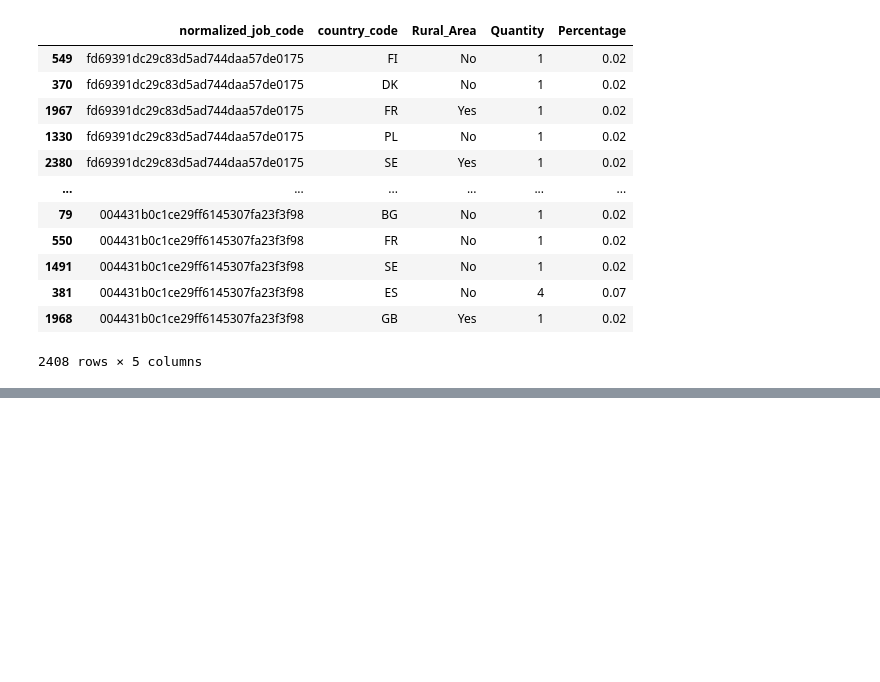
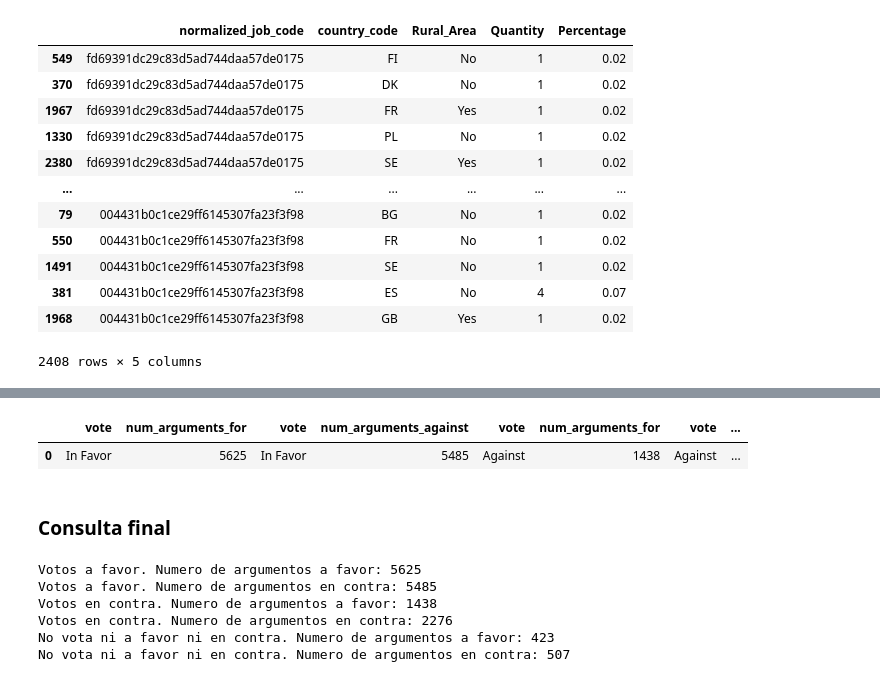
Before and after one commit to rfminguez/ih_datamadpt1120_project_m1, a Jupyter notebook: notebooks/database_analysis.ipynb, the cells around one changed output, grey strips where cells are left out. Drawn from its saved outputs; the diff is of its cells as text; code cells hidden in the pictures; blank space fills up the shorter version.

```diff
--- a/notebooks/database_analysis.ipynb
+++ b/notebooks/database_analysis.ipynb
@@ -220,0 +330,69 @@ display(df.sort_values(by="normalized_job_code", ascending=False))
+# %%
+df = pd.read_sql(sql_query, motor_conexion)
+df
+# %% [output]
+|  | vote | num_arguments_for | vote | num_arguments_against | vote | num_arguments_for | vote | ... |
+| 0 | In Favor | 5625 | In Favor | 5485 | Against | 1438 | Against | ... |
+# %% [markdown]
+### Consulta final
+# %%
+def get_base_query():
+    base_query = """
+    WITH aux_t1 AS (
+        SELECT uuid,
+            CASE
+                WHEN question_bbi_2016wave4_basicincome_vote = 'I would vote for it' THEN 'In Favor'
+                WHEN question_bbi_2016wave4_basicincome_vote = 'I would probably vote for it' THEN 'In Favor'
+                WHEN question_bbi_2016wave4_basicincome_vote = 'I would vote against it' THEN 'Against'
+                WHEN question_bbi_2016wave4_basicincome_vote = 'I would probably vote against it' THEN 'Against'
+                WHEN question_bbi_2016wave4_basicincome_vote = 'I would not vote' THEN 'Not Vote'
+                ELSE 'N/A'
+            END AS vote,
+            question_bbi_2016wave4_basicincome_argumentsfor AS arguments_for,
+            question_bbi_2016wave4_basicincome_argumentsagainst AS arguments_against
+        FROM poll_info
+    )
+    """
+    return base_query
+
+
+def num_arguments_for(vote_tendency, conn):
+    sql_num_votes_for = f"""
+    SELECT vote, COUNT(*) AS num_arguments_for
+    FROM aux_t1
+    WHERE vote='{vote_tendency}' AND arguments_for!='None of the above'
+    """
+
+    return pd.read_sql(get_base_query() + sql_num_votes_for, conn)["num_arguments_for"][0]
+
+
+def num_arguments_against(vote_tendency, conn):
+    sql_num_votes_for = f"""
+    SELECT vote, COUNT(*) AS num_arguments_against
+    FROM aux_t1
+    WHERE vote='{vote_tendency}' AND arguments_against!='None of the above'
+    """
+
+    return pd.read_sql(get_base_query() + sql_num_votes_for, conn)["num_arguments_against"][0]
+
+
+vote_positive_num_arguments_for = num_arguments_for('In Favor', motor_conexion)
+vote_negative_num_arguments_for = num_arguments_for('Against', motor_conexion)
+vote_neutral_num_arguments_for = num_arguments_for('Not Vote', motor_conexion)
+vote_positive_num_arguments_against = num_arguments_against('In Favor', motor_conexion)
+vote_negative_num_arguments_against = num_arguments_against('Against', motor_conexion)
+vote_neutral_num_arguments_against = num_arguments_against('Not Vote', motor_conexion)
+
+print(f"Votos a favor. Numero de argumentos a favor: {vote_positive_num_arguments_for}")
+print(f"Votos a favor. Numero de argumentos en contra: {vote_positive_num_arguments_against}")
+print(f"Votos en contra. Numero de argumentos a favor: {vote_negative_num_arguments_for}")
+print(f"Votos en contra. Numero de argumentos en contra: {vote_negative_num_arguments_against}")
+print(f"No vota ni a favor ni en contra. Numero de argumentos a favor: {vote_neutral_num_arguments_for}")
+print(f"No vota ni a favor ni en contra. Numero de argumentos en contra: {vote_neutral_num_arguments_against}")
+# %% [output]
+Votos a favor. Numero de argumentos a favor: 5625
+Votos a favor. Numero de argumentos en contra: 5485
+Votos en contra. Numero de argumentos a favor: 1438
+Votos en contra. Numero de argumentos en contra: 2276
+No vota ni a favor ni en contra. Numero de argumentos a favor: 423
+No vota ni a favor ni en contra. Numero de argumentos en contra: 507
```
Also changed, not shown: parts of 10 cells of this notebook.
